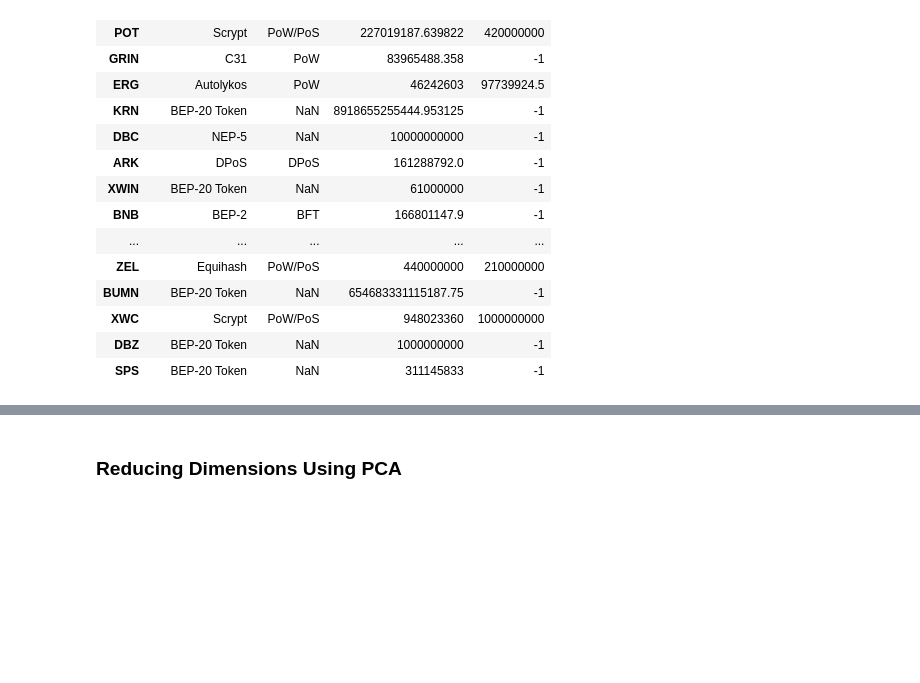
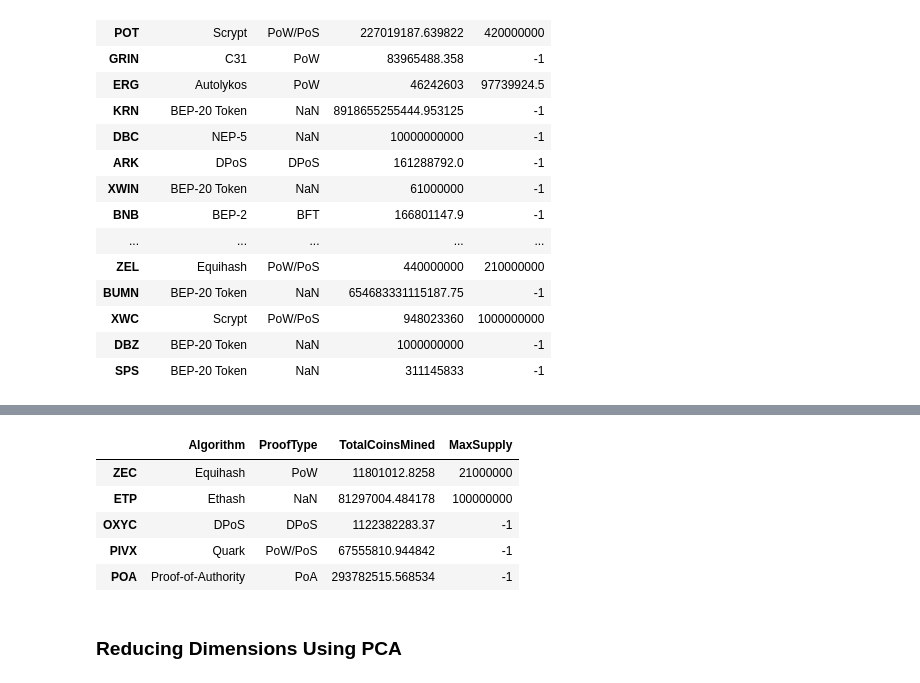
Before and after one commit to MatthewPuttroff/HWUnit13, a Jupyter notebook: Instructions/Starter_Files/crypto_clustering.ipynb, the cells around one changed output, grey strips where cells are left out. Drawn from its saved outputs; the diff is of its cells as text; code cells hidden in the pictures; blank space fills up the shorter version.

```diff
--- a/Instructions/Starter_Files/crypto_clustering.ipynb
+++ b/Instructions/Starter_Files/crypto_clustering.ipynb
@@ -192,3 +220,12 @@ crypto_df.sample(30)
+# %%
+crypto_df.tail()
+# %% [output]
+|  | Algorithm | ProofType | TotalCoinsMined | MaxSupply |
+| ZEC | Equihash | PoW | 11801012.8258 | 21000000 |
+| ETP | Ethash | NaN | 81297004.484178 | 100000000 |
+| OXYC | DPoS | DPoS | 1122382283.37 | -1 |
+| PIVX | Quark | PoW/PoS | 67555810.944842 | -1 |
+| POA | Proof-of-Authority | PoA | 293782515.568534 | -1 |
 # %% [markdown]
 ### Reducing Dimensions Using PCA
 # %%
```
Also changed, not shown: parts of 4 cells of this notebook.
